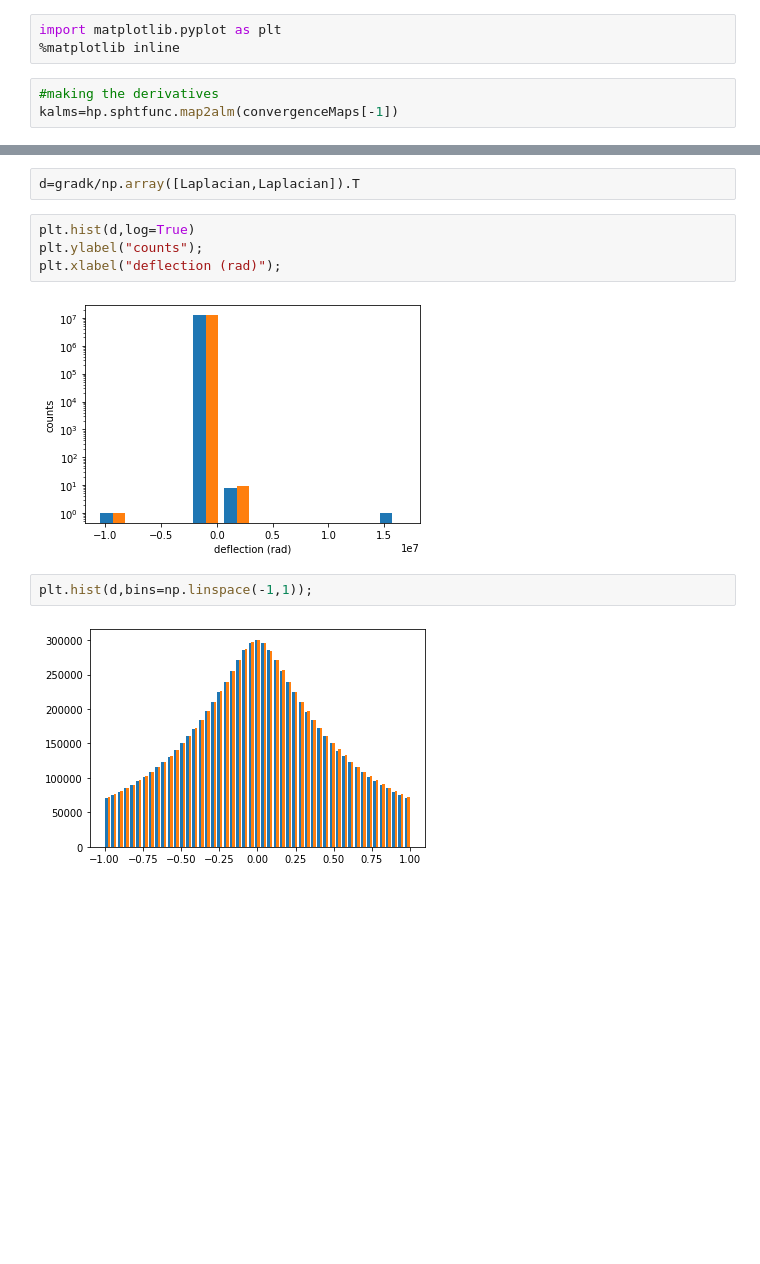
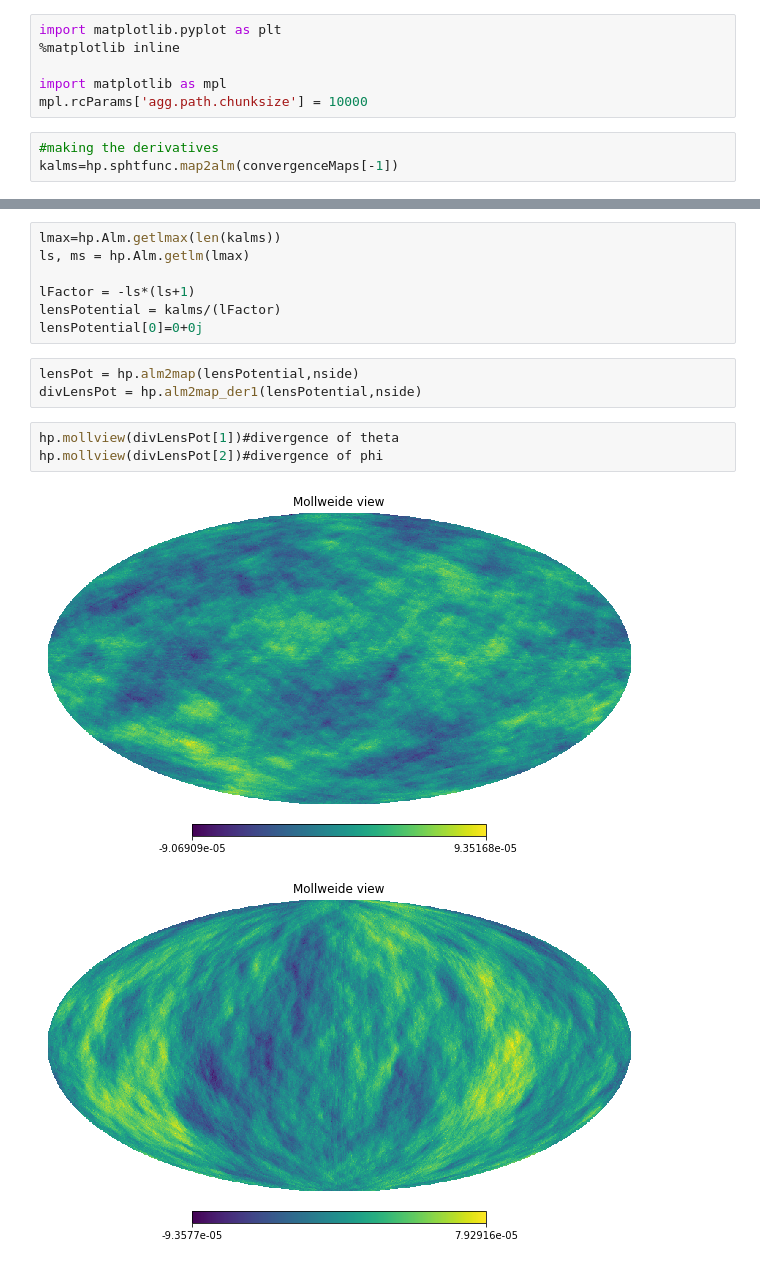
Before and after one commit to wurdahl/kSZfromPC, a Jupyter notebook: Cython/Weak Lensing Explore.ipynb, the cells around one changed output, grey strips where cells are left out. Saved outputs shown, nothing was run; the diff lists cells and outputs as text; blank space fills up the shorter version.

```diff
--- a/Cython/Weak Lensing Explore.ipynb
+++ b/Cython/Weak Lensing Explore.ipynb
@@ -366,6 +366,9 @@ Calculated Convergences
 # %%
 import matplotlib.pyplot as plt
 %matplotlib inline
+
+import matplotlib as mpl
+mpl.rcParams['agg.path.chunksize'] = 10000
 # %%
 #making the derivatives
 kalms=hp.sphtfunc.map2alm(convergenceMaps[-1])
@@ -398,12 +375,16 @@ plt.hist(Laplacian,bins=np.linspace(-.025,.025));
-# %%
-d=gradk/np.array([Laplacian,Laplacian]).T
-# %%
-plt.hist(d,log=True)
-plt.ylabel("counts");
-plt.xlabel("deflection (rad)");
-# %% [output]
-[figure, removed]
-# %%
-plt.hist(d,bins=np.linspace(-1,1));
-# %% [output]
-[figure, removed]
+# %%
+lmax=hp.Alm.getlmax(len(kalms))
+ls, ms = hp.Alm.getlm(lmax)
+
+lFactor = -ls*(ls+1)
+lensPotential = kalms/(lFactor)
+lensPotential[0]=0+0j
+# %%
+lensPot = hp.alm2map(lensPotential,nside)
+divLensPot = hp.alm2map_der1(lensPotential,nside)
+# %%
+hp.mollview(divLensPot[1])#divergence of theta
+hp.mollview(divLensPot[2])#divergence of phi
+# %% [output]
+[figure, added]
+[figure, added]
```
Also changed, not shown: parts of 13 cells of this notebook, 1 other file.
